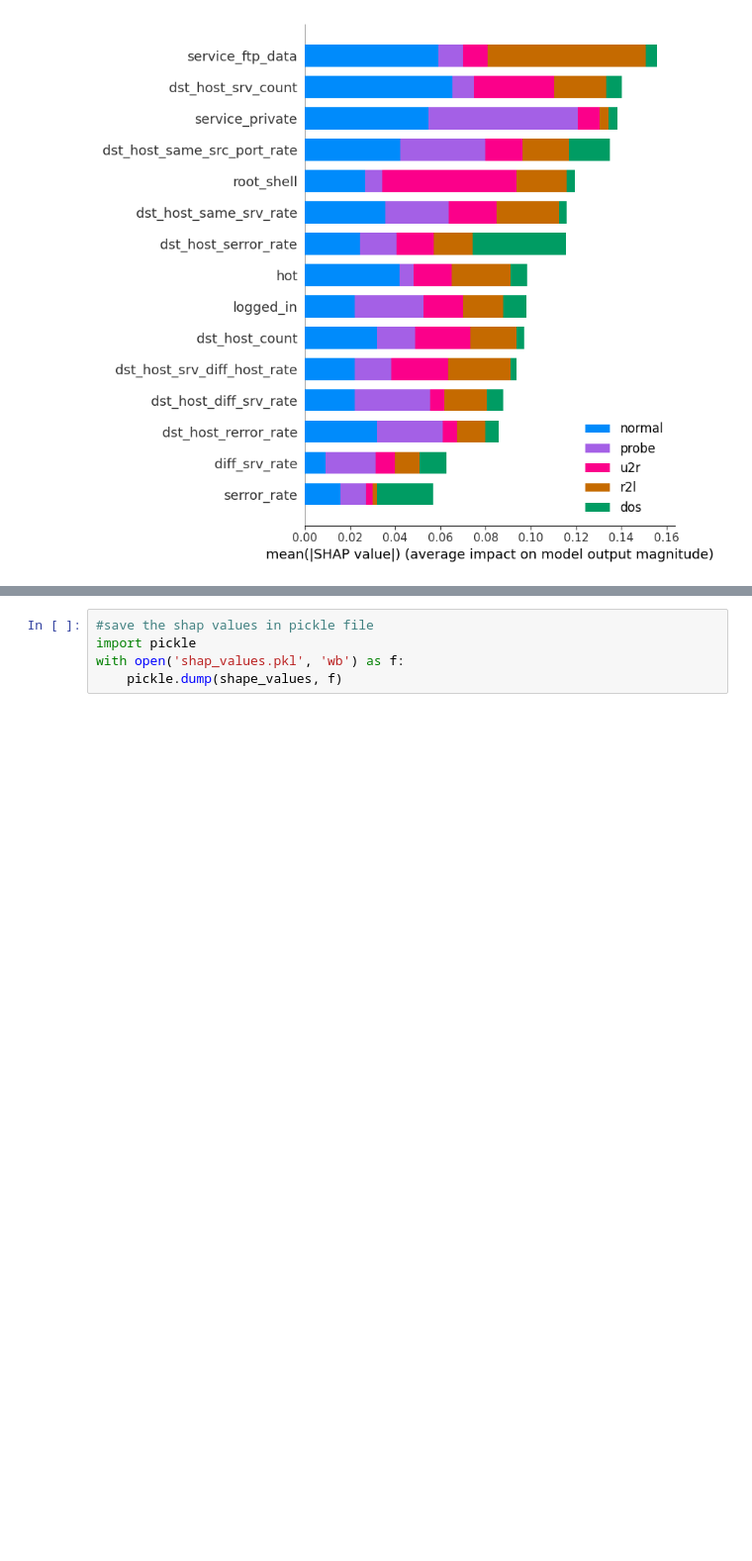
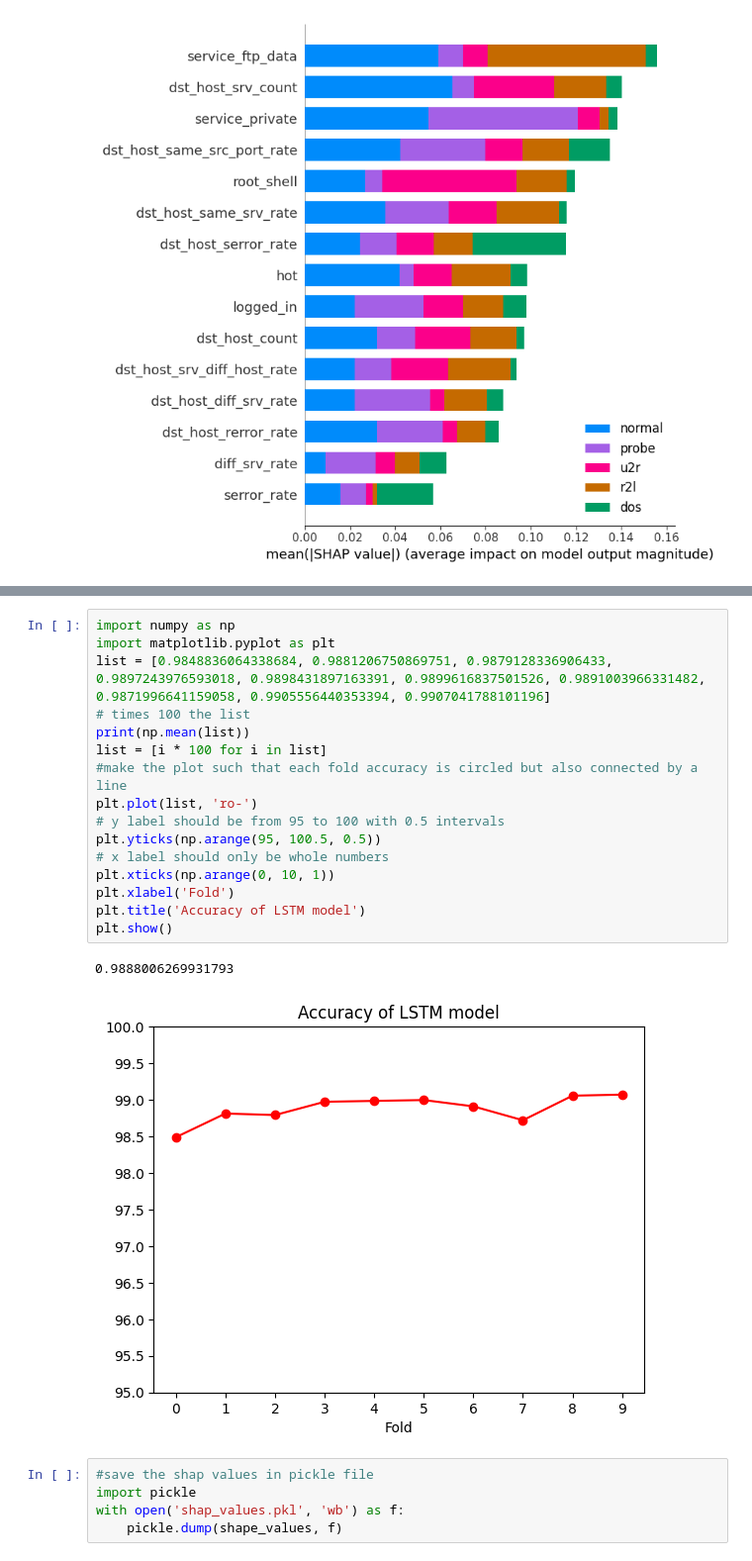
Before and after one commit to Ameya-Nav/CNN-X, a Jupyter notebook: NSL-KDD/5_shap_cnn_top_15.ipynb, the cells around one changed output, grey strips where cells are left out. Shown at 99% size. Saved outputs shown, nothing was run; the diff lists cells and outputs as text; blank space fills up the shorter version.

```diff
--- a/NSL-KDD/5_shap_cnn_top_15.ipynb
+++ b/NSL-KDD/5_shap_cnn_top_15.ipynb
@@ -188,3 +293,22 @@ weighted avg       0.98      0.98      0.98     67343
+# %%
+import numpy as np
+import matplotlib.pyplot as plt
+list = [0.9848836064338684, 0.9881206750869751, 0.9879128336906433, 0.9897243976593018, 0.9898431897163391, 0.9899616837501526, 0.9891003966331482, 0.9871996641159058, 0.9905556440353394, 0.9907041788101196]
+# times 100 the list
+print(np.mean(list))
+list = [i * 100 for i in list]
+#make the plot such that each fold accuracy is circled but also connected by a line
+plt.plot(list, 'ro-')
+# y label should be from 95 to 100 with 0.5 intervals
+plt.yticks(np.arange(95, 100.5, 0.5))
+# x label should only be whole numbers
+plt.xticks(np.arange(0, 10, 1))
+plt.xlabel('Fold')
+plt.title('Accuracy of LSTM model')
+plt.show()
+# %% [output]
+0.9888006269931793
+[figure, added]
 # %%
 #save the shap values in pickle file
 import pickle
```
Also changed, not shown: parts of 5 cells of this notebook, 1 other file.
